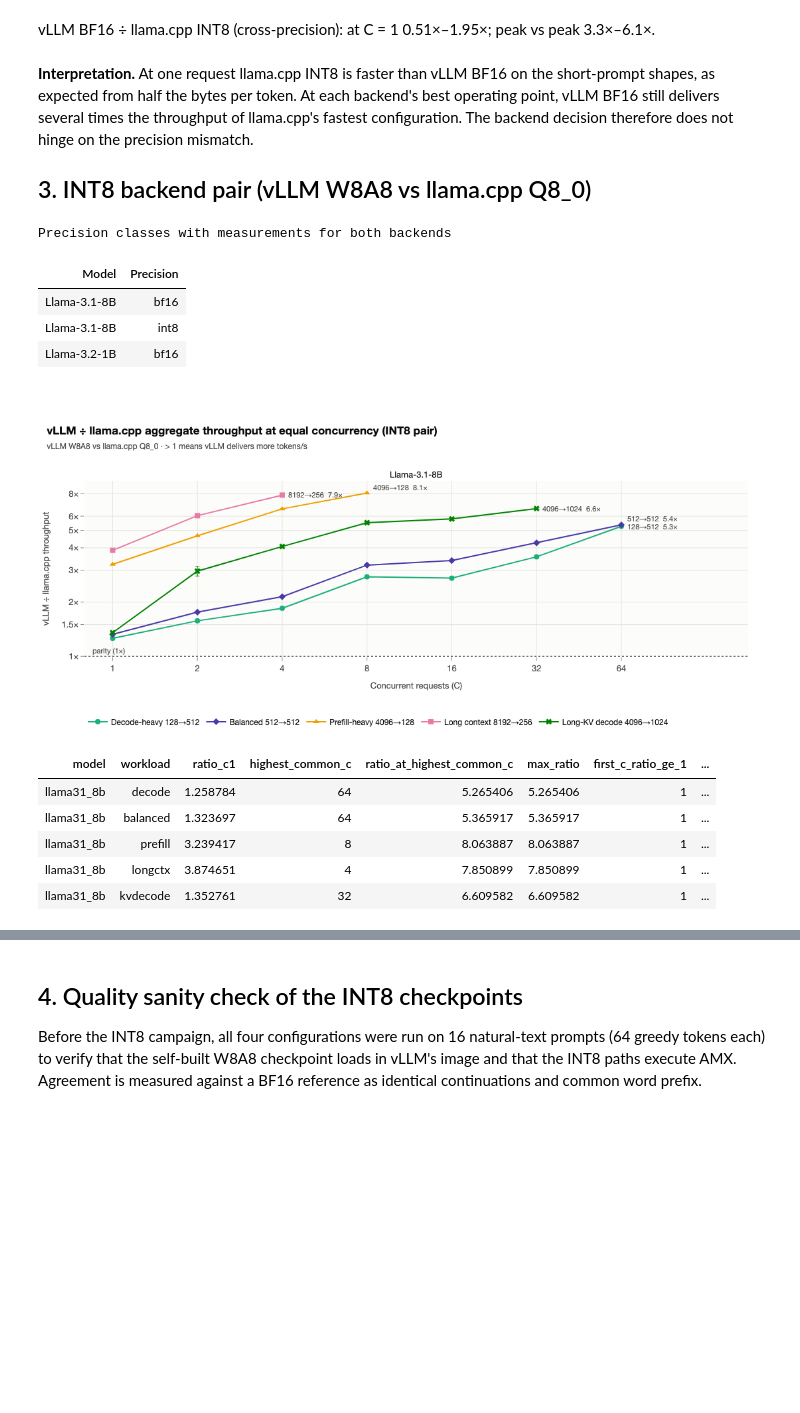
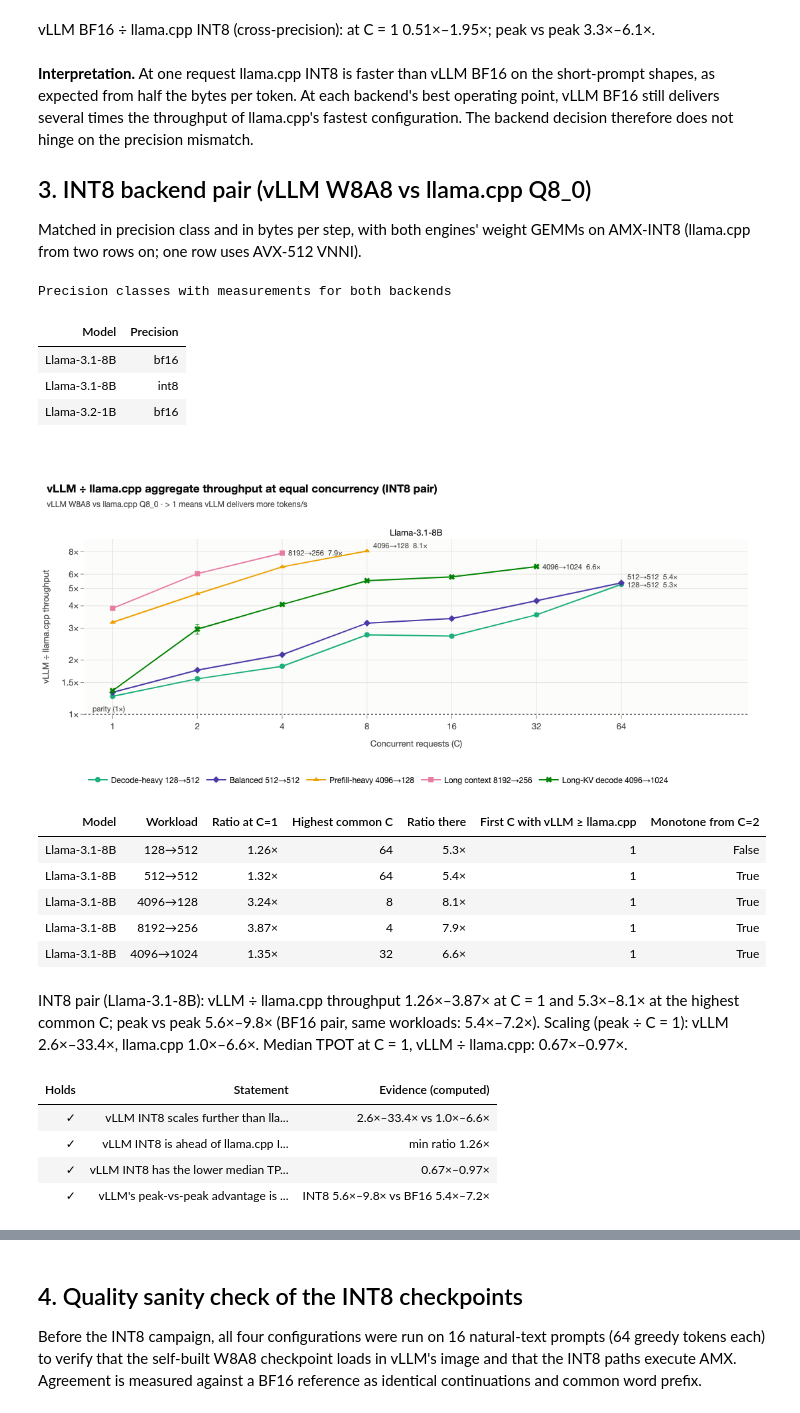
Before and after one commit to struggling-student/llm-backend-analysis, a Jupyter notebook: notebooks/backend_selection/08_precision_int8.ipynb, the cells around one changed output, grey strips where cells are left out. Drawn from its saved outputs; the diff is of its cells as text; code cells hidden in the pictures; blank space fills up the shorter version.

```diff
--- a/notebooks/backend_selection/08_precision_int8.ipynb
+++ b/notebooks/backend_selection/08_precision_int8.ipynb
@@ -113,33 +135,64 @@ throughput of llama.cpp's fastest configuration. The backend decision therefore
 mismatch.
 
 ## 3. INT8 backend pair (vLLM W8A8 vs llama.cpp Q8_0)
+
+Matched in precision class and in bytes per step, with both engines' weight GEMMs on AMX-INT8 (llama.cpp from two
+rows on; one row uses AVX-512 VNNI).
 # %%
 pairs = comparisons.backend_pairs(pts)
 display(table(pairs.assign(model=pairs["model"].map(registry.model_label)).rename(columns={"model": "Model", "precision": "Precision"}),
               caption="Precision classes with measurements for both backends"))
-if (pairs["precision"] == "int8").any():
-    r8 = comparisons.backend_ratio(pts, "total_tok_s_mean", precision="int8")
-    fig = plots.ratio_vs_concurrency(r8, title="vLLM ÷ llama.cpp aggregate throughput at equal concurrency (INT8 pair)",
-                                     subtitle="vLLM W8A8 vs llama.cpp Q8_0 · > 1 means vLLM delivers more tokens/s",
-                                     y_title="vLLM ÷ llama.cpp throughput")
-    fig.show()
-    export_figure(fig, "backend_ratio_vs_concurrency_int8", source=NOTEBOOK,
-                  caption="vLLM W8A8 ÷ llama.cpp Q8_0 throughput at equal C per workload.")
-    display(table(comparisons.crossover_summary(r8)))
-else:
-    show("**Pending.** No vLLM INT8 (W8A8) online measurements are in `data/raw/` yet, so the INT8 backend pair cannot be "
-         "formed. When the `int8-campaign` results are synced and `make data` is re-run, this cell plots and tabulates "
-         "the pair automatically, and notebooks 04–07 and 09 include the new configuration.")
+r8 = comparisons.backend_ratio(pts, "total_tok_s_mean", precision="int8")
+fig = plots.ratio_vs_concurrency(r8, title="vLLM ÷ llama.cpp aggregate throughput at equal concurrency (INT8 pair)",
+                                 subtitle="vLLM W8A8 vs llama.cpp Q8_0 · > 1 means vLLM delivers more tokens/s",
+                                 y_title="vLLM ÷ llama.cpp throughput")
+fig.show()
+export_figure(fig, "backend_ratio_vs_concurrency_int8", source=NOTEBOOK,
+              caption="vLLM W8A8 ÷ llama.cpp Q8_0 throughput at equal C per workload.")
+cross8 = comparisons.crossover_summary(r8)
+display(table(cross8.assign(model=cross8["model"].map(registry.model_label),
+                            workload=cross8["workload"].map(lambda w: registry.workload_label(w, short=True)))
+              .rename(columns={"model": "Model", "workload": "Workload", "ratio_c1": "Ratio at C=1",
+                               "first_c_ratio_ge_1": "First C with vLLM ≥ llama.cpp", "highest_common_c": "Highest common C",
+                               "ratio_at_highest_common_c": "Ratio there", "ratio_monotone_from_c2": "Monotone from C=2"})
+              .drop(columns=["max_ratio"]), {"Ratio at C=1": "{:.2f}×", "Ratio there": "{:.1f}×"}))
+s8 = s[s["precision"] == "int8"].set_index(["model", "workload"])
+v8, l8 = s8[s8["backend"] == "vllm"], s8[s8["backend"] == "llama_cpp"]
+both8 = v8.index.intersection(l8.index)
+peak8 = v8.loc[both8, "peak_total_tok_s"] / l8.loc[both8, "peak_total_tok_s"]
+peak16 = comparisons.peak_ratio(s, precision="bf16").set_index(["model", "workload"])["ratio"].reindex(both8)
+tpot8 = comparisons.backend_ratio(pts[pts["concurrency"] == 1], "tpot_s_p50_mean", precision="int8")
+show(f"INT8 pair ({registry.model_label(MODEL)}): vLLM ÷ llama.cpp throughput {rng(cross8['ratio_c1'], x, nd=2)} at C = 1 and "
+     f"{rng(cross8['ratio_at_highest_common_c'], x)} at the highest common C; peak vs peak {rng(peak8, x)} "
+     f"(BF16 pair, same workloads: {rng(peak16, x)}). Scaling (peak ÷ C = 1): vLLM {rng(v8.loc[both8, 'peak_over_c1'], x)}, "
+     f"llama.cpp {rng(l8.loc[both8, 'peak_over_c1'], x)}. Median TPOT at C = 1, vLLM ÷ llama.cpp: {rng(tpot8['ratio'], x, nd=2)}.")
+display(claims_table([
+    Claim("vLLM INT8 scales further than llama.cpp INT8 on every workload",
+          bool((v8.loc[both8, "peak_over_c1"] > l8.loc[both8, "peak_over_c1"]).all()),
+          f"{rng(v8.loc[both8, 'peak_over_c1'], x)} vs {rng(l8.loc[both8, 'peak_over_c1'], x)}"),
+    Claim("vLLM INT8 is ahead of llama.cpp INT8 at every measured C, including C = 1",
+          bool((r8["ratio"] > 1).all()), f"min ratio {x(r8['ratio'].min(), 2)}"),
+    Claim("vLLM INT8 has the lower median TPOT at C = 1 on every workload",
+          bool((tpot8["ratio"] < 1).all()), rng(tpot8["ratio"], x, nd=2)),
+    Claim("vLLM's peak-vs-peak advantage is at least as large as in the BF16 pair on every workload",
+          bool((peak8 >= peak16).all()), f"INT8 {rng(peak8, x)} vs BF16 {rng(peak16, x)}"),
+]))
 # %% [output]
 Precision classes with measurements for both backends
 | Model | Precision |
 | Llama-3.1-8B | bf16 |
 | Llama-3.1-8B | int8 |
 | Llama-3.2-1B | bf16 |
 [figure]
-| model | workload | ratio_c1 | highest_common_c | ratio_at_highest_common_c | max_ratio | first_c_ratio_ge_1 | ... |
-| llama31_8b | decode | 1.258784 | 64 | 5.265406 | 5.265406 | 1 | ... |
-| llama31_8b | balanced | 1.323697 | 64 | 5.365917 | 5.365917 | 1 | ... |
-| llama31_8b | prefill | 3.239417 | 8 | 8.063887 | 8.063887 | 1 | ... |
-| llama31_8b | longctx | 3.874651 | 4 | 7.850899 | 7.850899 | 1 | ... |
-| llama31_8b | kvdecode | 1.352761 | 32 | 6.609582 | 6.609582 | 1 | ... |
+| Model | Workload | Ratio at C=1 | Highest common C | Ratio there | First C with vLLM ≥ llama.cpp | Monotone from C=2 |
+| Llama-3.1-8B | 128→512 | 1.26× | 64 | 5.3× | 1 | False |
+| Llama-3.1-8B | 512→512 | 1.32× | 64 | 5.4× | 1 | True |
+| Llama-3.1-8B | 4096→128 | 3.24× | 8 | 8.1× | 1 | True |
+| Llama-3.1-8B | 8192→256 | 3.87× | 4 | 7.9× | 1 | True |
+| Llama-3.1-8B | 4096→1024 | 1.35× | 32 | 6.6× | 1 | True |
+INT8 pair (Llama-3.1-8B): vLLM ÷ llama.cpp throughput 1.26×–3.87× at C = 1 and 5.3×–8.1× at the highest common C; peak vs peak 5.6×–9.8× (BF16 pair, same workloads: 5.4×–7.2×). Scaling (peak ÷ C = 1): vLLM 2.6×–33.4×, llama.cpp 1.0×–6.6×. Median TPOT at C = 1, vLLM ÷ llama.cpp: 0.67×–0.97×.
+| Holds | Statement | Evidence (computed) |
+| ✓ | vLLM INT8 scales further than lla... | 2.6×–33.4× vs 1.0×–6.6× |
+| ✓ | vLLM INT8 is ahead of llama.cpp I... | min ratio 1.26× |
+| ✓ | vLLM INT8 has the lower median TP... | 0.67×–0.97× |
+| ✓ | vLLM's peak-vs-peak advantage is ... | INT8 5.6×–9.8× vs BF16 5.4×–7.2× |
```
Also changed, not shown: parts of 6 cells of this notebook, 18 other files.
